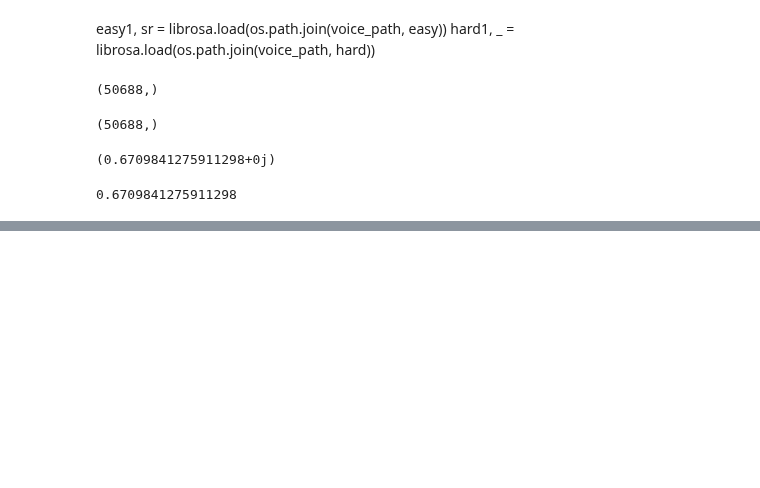
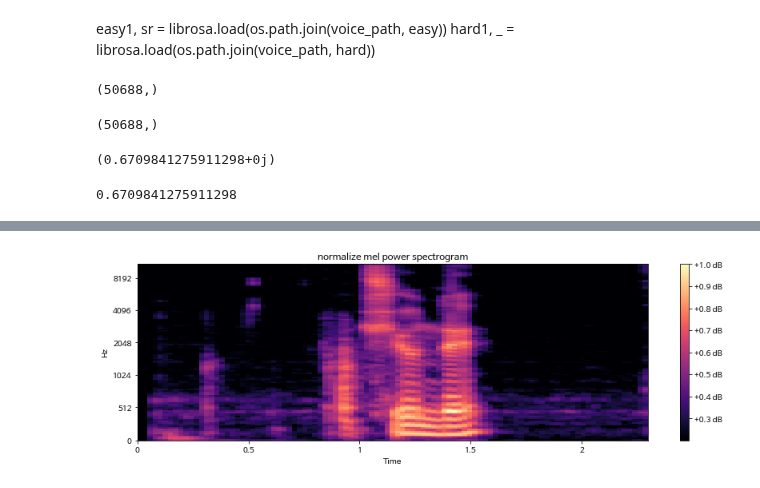
Before and after one commit to addinedu-amr/deeplearning-repo-1, a Jupyter notebook: audio_test.ipynb, the cells around one changed output, grey strips where cells are left out. Drawn from its saved outputs; the diff is of its cells as text; code cells hidden in the pictures; blank space fills up the shorter version.

```diff
--- a/audio_test.ipynb
+++ b/audio_test.ipynb
@@ -116,0 +173,17 @@ plot_magnitude_spectrum(voice_easy, "voice_easy", sr, 0.1)
+# %%
+#sacling
+min_level_db = -100
+
+def normalize(S):
+    return np.clip((S - min_level_db) / -min_level_db, 0, 1)
+# %%
+normalize_S = normalize(S_dB)
+
+plt.figure(figsize=(12, 4))
+librosa.display.specshow(normalize_S, sr=sr, x_axis='time', y_axis='mel')
+plt.colorbar(format='%+0.1f dB')
+plt.title('normalize mel power spectrogram')
+plt.tight_layout()
+plt.show()
+# %% [output]
+[figure, added]
```
Also changed, not shown: parts of 11 cells of this notebook, 1 other file.
